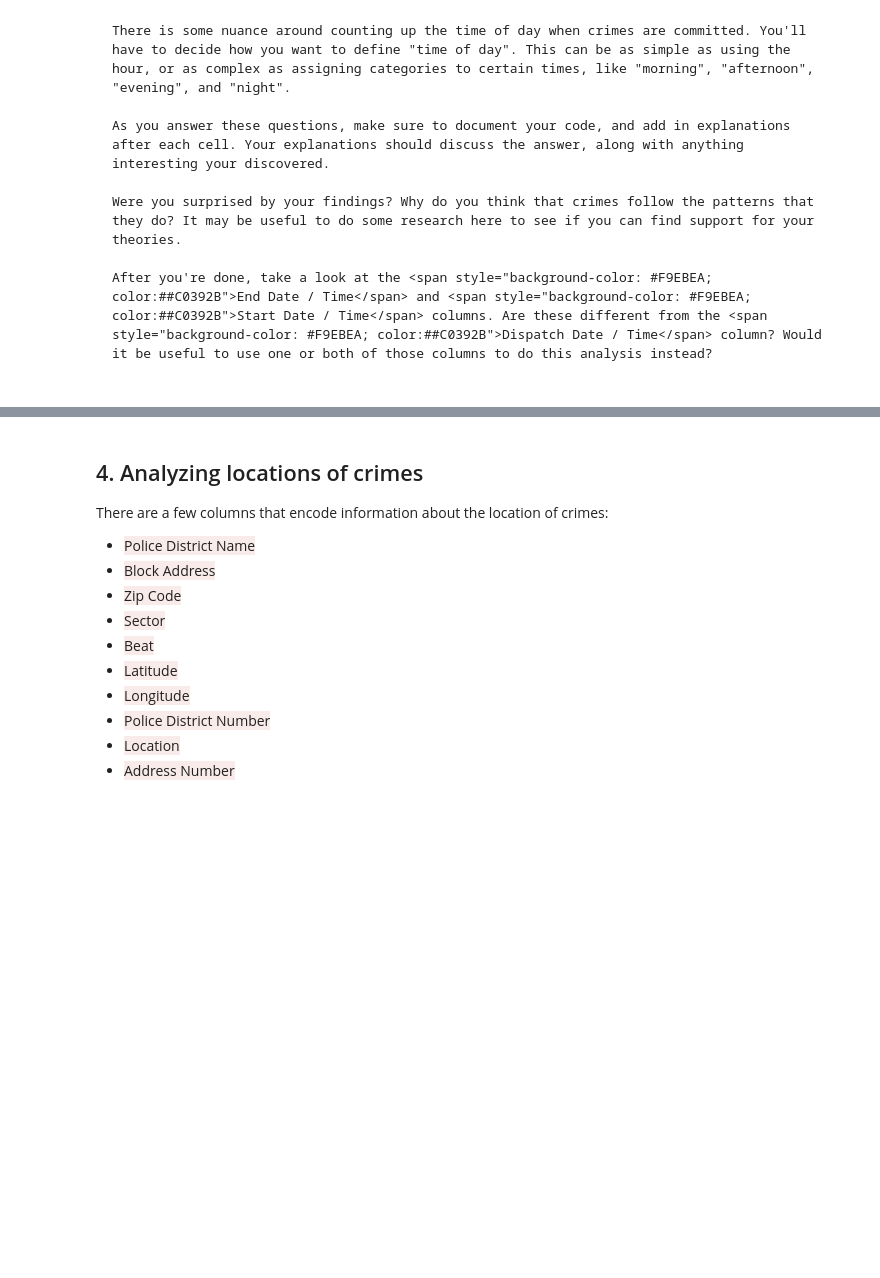
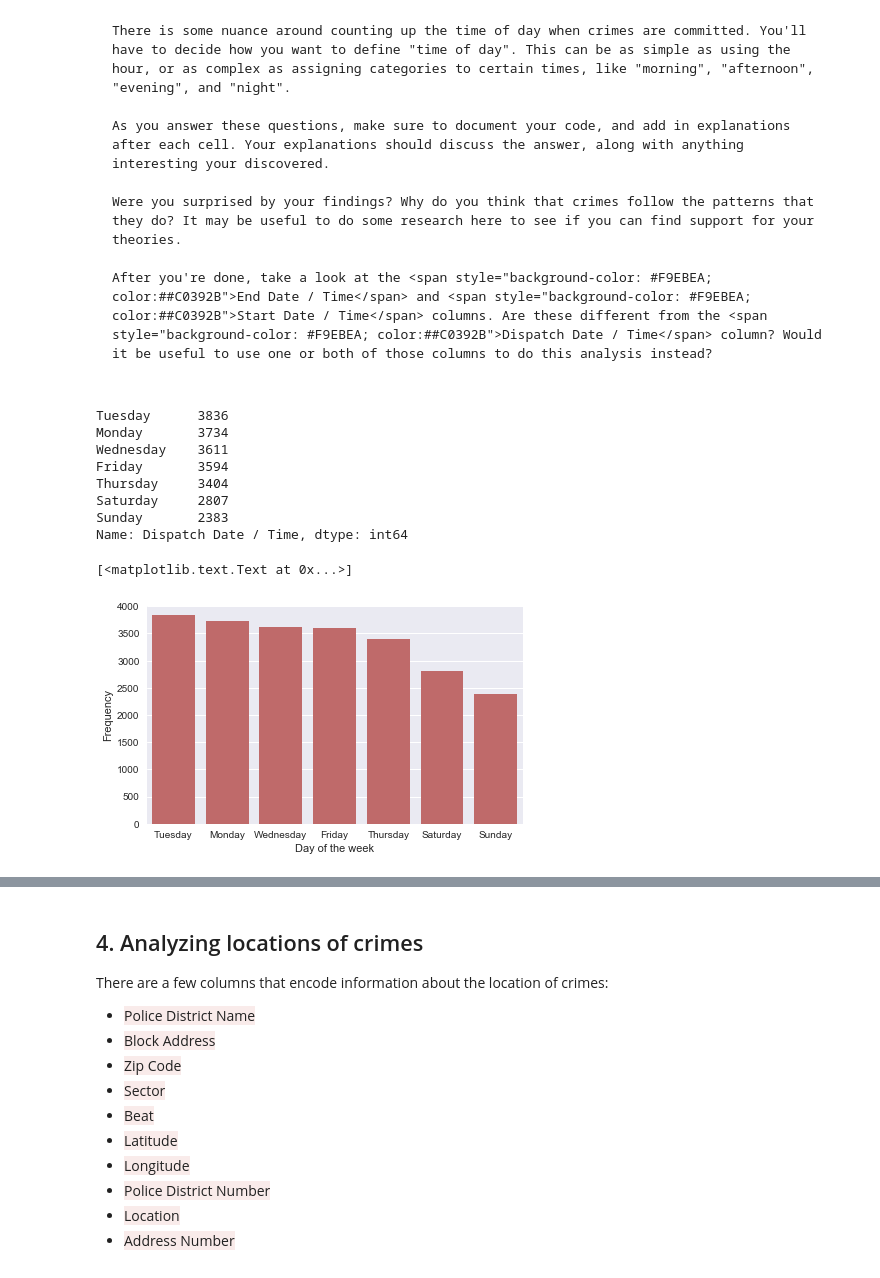
Before and after one commit to adrianabenicio/MontgomeryCrimes, a Jupyter notebook: Project #1 Finding Patterns in Crime.ipynb, the cells around one changed output, grey strips where cells are left out. Drawn from its saved outputs; the diff is of its cells as text; code cells hidden in the pictures; blank space fills up the shorter version.

```diff
--- a/Project #1 Finding Patterns in Crime.ipynb
+++ b/Project #1 Finding Patterns in Crime.ipynb
@@ -60,3 +60,30 @@ As you answer these questions, make sure to document your code, and add in expla
 Were you surprised by your findings? Why do you think that crimes follow the patterns that they do? It may be useful to do some research here to see if you can find support for your theories.
 
 After you're done, take a look at the <span style="background-color: #F9EBEA; color:##C0392B">End Date / Time</span> and <span style="background-color: #F9EBEA; color:##C0392B">Start Date / Time</span> columns. Are these different from the <span style="background-color: #F9EBEA; color:##C0392B">Dispatch Date / Time</span> column? Would it be useful to use one or both of those columns to do this analysis instead?
+# %%
+import pandas as pd
+%matplotlib inline
+import matplotlib.pyplot as plt
+import seaborn as sns
+
+crimes = pd.read_csv("MontgomeryCountyCrime2013.csv")
+
+d_time = pd.to_datetime(crimes["Dispatch Date / Time"])
+##What day of the week are the most crimes committed on?
+d_week = d_time.dt.weekday_name
+print(d_week.value_counts())
+ax = sns.barplot(x=d_week.value_counts().index,y=d_week.value_counts(), color="indianred")
+ax.set(ylim=(0, 4000))
+ax.set(ylabel='Frequency')
+ax.set(xlabel='Day of the week')
+# %% [output]
+Tuesday      3836
+Monday       3734
+Wednesday    3611
+Friday       3594
+Thursday     3404
+Saturday     2807
+Sunday       2383
+Name: Dispatch Date / Time, dtype: int64
+[<matplotlib.text.Text at 0x...>]
+[figure, added]
```
Also changed, not shown: parts of 20 cells of this notebook.
